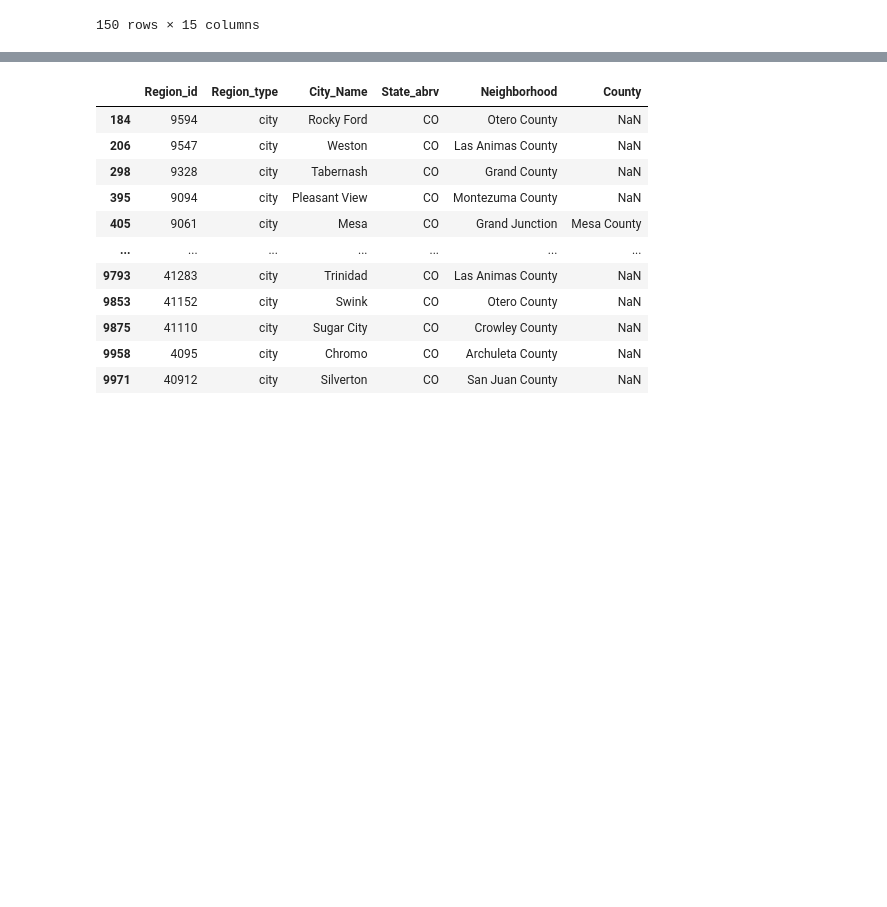
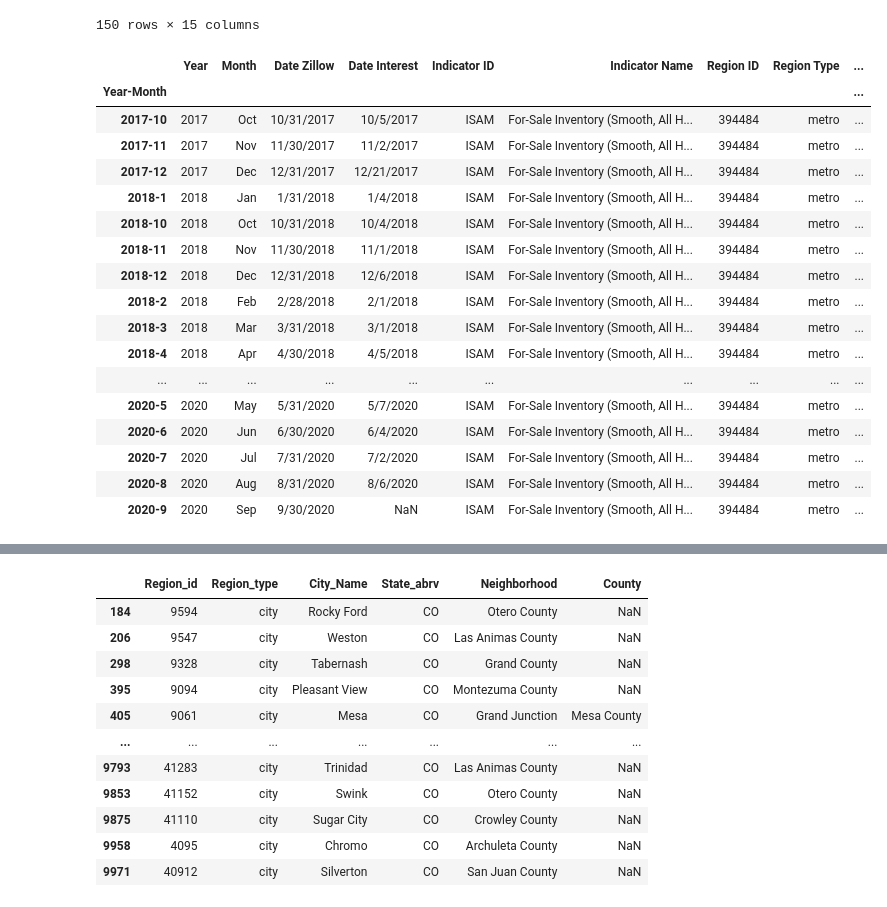
Before and after one commit to binetala/The_Very_Best_Team, a Jupyter notebook: Petey/pw_quandl_save.ipynb, the cells around one changed output, grey strips where cells are left out. Cells and saved outputs as stored; diff of their text form; code cells hidden in the pictures; blank space fills up the shorter version.

Commit message:
sorted by dates

```diff
--- a/Petey/quandl_save.ipynb
+++ b/Petey/pw_quandl_save.ipynb
@@ -9,7 +9,7 @@ import quandl
 from config import quandl_key
 import numpy as np
 # %%
-master_csv = pd.read_csv("master_data_cleaned.csv")
+master_csv = pd.read_csv("pw_master_data_cleaned.csv")
 master_csv
 # %% [output]
 |  | Year | Month | Year-Month | Date Zillow | Date Interest | Indicator ID | Indicator Name | Region ID | ... |
@@ -50,8 +50,28 @@ denver_isam
 | 62535 | 2020 | Sep | 2020-9 | 9/30/2020 | NaN | ISAM | For-Sale Inventory (Smooth, All H... | 394530 | ... |
 150 rows × 15 columns
 # %%
-#ISAM & IRSW for Colorado Springs
-denver_isam = denver_df.loc[denver_df['Indicator ID']=='ISAM']
-denver_isam
+#ISAM for Colorado Springs
+csprings_isam = csprings_df.loc[csprings_df['Indicator ID']=='ISAM']
+csprings_isam_grouped = csprings_isam.groupby("Year-Month").first()
+csprings_isam_grouped
+# %% [output]
+|  | Year | Month | Date Zillow | Date Interest | Indicator ID | Indicator Name | Region ID | Region Type | ... |
+| Year-Month |  |  |  |  |  |  |  |  | ... |
+| 2017-10 | 2017 | Oct | 10/31/2017 | 10/5/2017 | ISAM | For-Sale Inventory (Smooth, All H... | 394484 | metro | ... |
+| 2017-11 | 2017 | Nov | 11/30/2017 | 11/2/2017 | ISAM | For-Sale Inventory (Smooth, All H... | 394484 | metro | ... |
+| 2017-12 | 2017 | Dec | 12/31/2017 | 12/21/2017 | ISAM | For-Sale Inventory (Smooth, All H... | 394484 | metro | ... |
+| 2018-1 | 2018 | Jan | 1/31/2018 | 1/4/2018 | ISAM | For-Sale Inventory (Smooth, All H... | 394484 | metro | ... |
+| 2018-10 | 2018 | Oct | 10/31/2018 | 10/4/2018 | ISAM | For-Sale Inventory (Smooth, All H... | 394484 | metro | ... |
+| 2018-11 | 2018 | Nov | 11/30/2018 | 11/1/2018 | ISAM | For-Sale Inventory (Smooth, All H... | 394484 | metro | ... |
+| 2018-12 | 2018 | Dec | 12/31/2018 | 12/6/2018 | ISAM | For-Sale Inventory (Smooth, All H... | 394484 | metro | ... |
+| 2018-2 | 2018 | Feb | 2/28/2018 | 2/1/2018 | ISAM | For-Sale Inventory (Smooth, All H... | 394484 | metro | ... |
+| 2018-3 | 2018 | Mar | 3/31/2018 | 3/1/2018 | ISAM | For-Sale Inventory (Smooth, All H... | 394484 | metro | ... |
+| 2018-4 | 2018 | Apr | 4/30/2018 | 4/5/2018 | ISAM | For-Sale Inventory (Smooth, All H... | 394484 | metro | ... |
+| ... | ... | ... | ... | ... | ... | ... | ... | ... | ... |
+| 2020-5 | 2020 | May | 5/31/2020 | 5/7/2020 | ISAM | For-Sale Inventory (Smooth, All H... | 394484 | metro | ... |
+| 2020-6 | 2020 | Jun | 6/30/2020 | 6/4/2020 | ISAM | For-Sale Inventory (Smooth, All H... | 394484 | metro | ... |
+| 2020-7 | 2020 | Jul | 7/31/2020 | 7/2/2020 | ISAM | For-Sale Inventory (Smooth, All H... | 394484 | metro | ... |
+| 2020-8 | 2020 | Aug | 8/31/2020 | 8/6/2020 | ISAM | For-Sale Inventory (Smooth, All H... | 394484 | metro | ... |
+| 2020-9 | 2020 | Sep | 9/30/2020 | NaN | ISAM | For-Sale Inventory (Smooth, All H... | 394484 | metro | ... |
 # %%
 #ISAM & ISRW for Greeley
```
Also changed, not shown: parts of 1 cell of this notebook, 4 other files.
